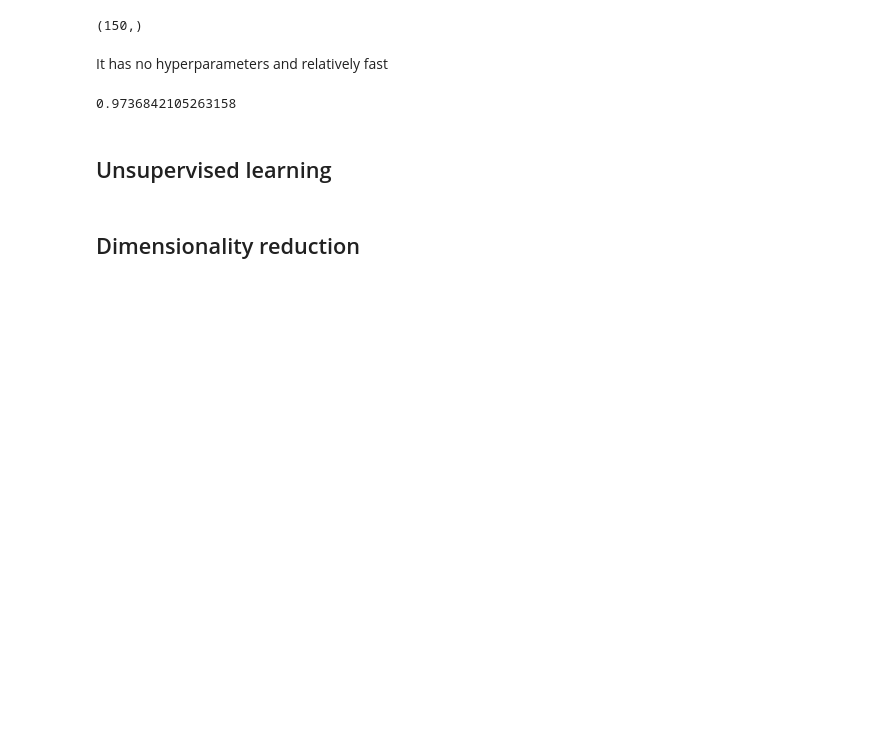
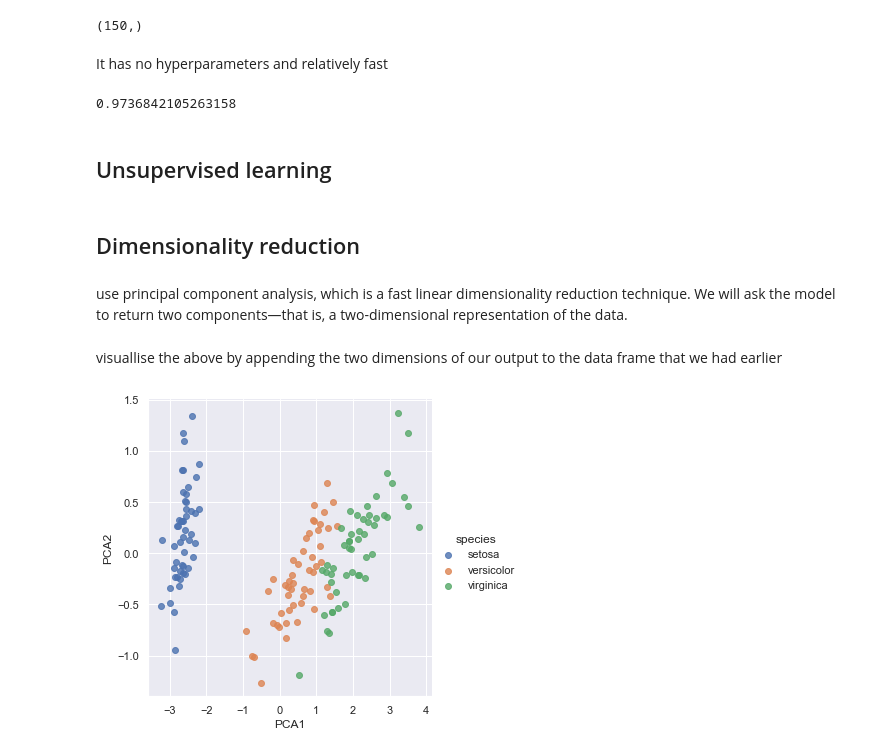
Before and after one commit to Jieoi/python, a Jupyter notebook: math/Scikit learn.ipynb, the cells around one changed output. Saved outputs shown, nothing was run; the diff lists cells and outputs as text; code cells hidden in the pictures; blank space fills up the shorter version.

```diff
--- a/math/Scikit learn.ipynb
+++ b/math/Scikit learn.ipynb
@@ -123,3 +125,18 @@ accuracy_score(ytest, y_model)
 ## Unsupervised learning
 # %% [markdown]
 ## Dimensionality reduction
+# %% [markdown]
+use principal component analysis, which is a fast linear dimensionality reduction technique. We will ask the model to return two components—that is, a two-dimensional representation of the data.
+# %%
+from sklearn.decomposition import PCA  # 1. Choose the model class
+model = PCA(n_components=2)            # 2. Instantiate the model with hyperparameters ie set the number of component/dimension to 2
+model.fit(X_iris)                      # 3. Fit to data. Notice y is not specified! ie only look at the feature matrix not doing anything to target array
+X_2D = model.transform(X_iris)         # 4. Transform the data to two dimensions ie created a 2d matrix
+# %% [markdown]
+visuallise the above by appending the two dimensions of our output to the data frame that we had earlier
+# %%
+iris['PCA1'] = X_2D[:, 0] # append each column to iris data frame
+iris['PCA2'] = X_2D[:, 1]
+sns.lmplot("PCA1", "PCA2", hue='species', data=iris, fit_reg=False); # colour from species, dont include regression line
+# %% [output]
+[figure, added]
```
Also changed, not shown: parts of 6 cells of this notebook, 1 other file.
